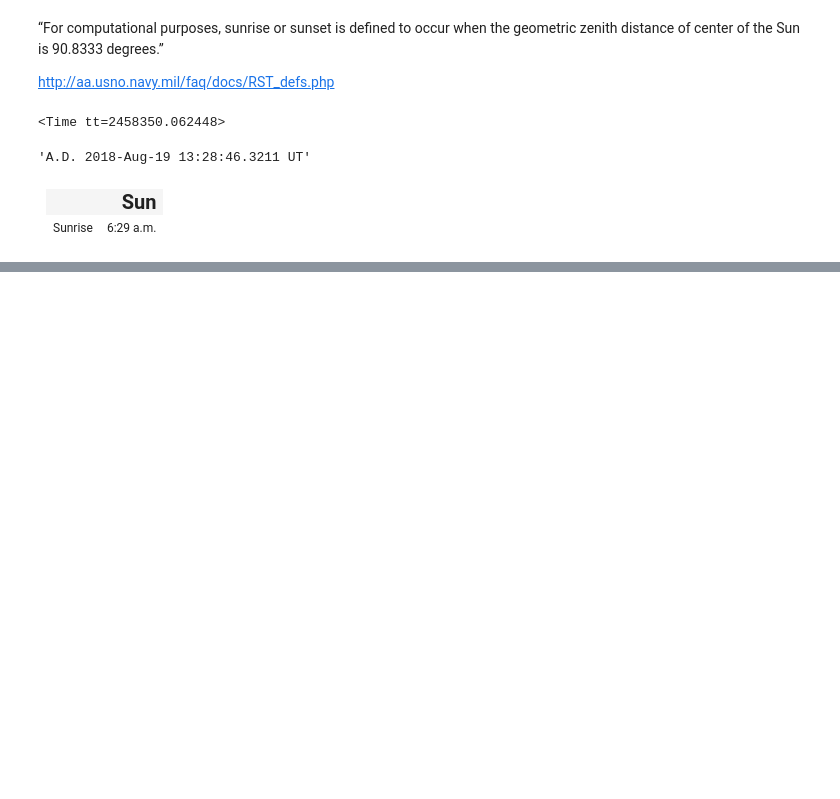
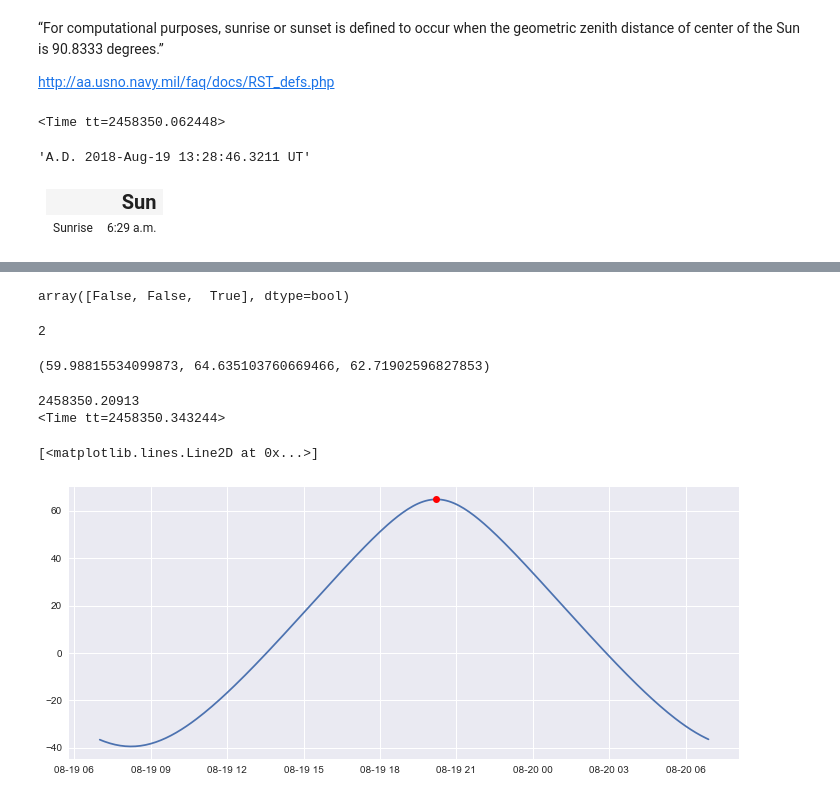
Before and after one commit to skyfielders/astronomy-notebooks, a Jupyter notebook: Talks/2018-08-pybay.ipynb, the cells around one changed output, grey strips where cells are left out. Saved outputs shown, nothing was run; the diff lists cells and outputs as text; code cells hidden in the pictures; blank space fills up the shorter version.

```diff
--- a/Talks/2018-08-pybay.ipynb
+++ b/Talks/2018-08-pybay.ipynb
@@ -537,0 +568,5 @@ t.utc_jpl()
+# %%
+t = ts.utc(2018, 8, 19, [h - TZ for h in range(10, 15)])
+alt, az, distance = sf.at(t).observe(sun).apparent().altaz()
+d = alt.degrees
+print(d)
@@ -537,0 +583,42 @@ t.utc_jpl()
+# %%
+diff(diff(d) > 0)
+# %% [output]
+array([False, False,  True], dtype=bool)
+# %%
+i = argmax(diff(diff(d) > 0))
+i
+# %% [output]
+2
+# %%
+d[i], d[i+1], d[i+2]
+# %% [output]
+(59.98815534099873, 64.635103760669466, 62.71902596827853)
+# %%
+def sunalt(t):
+    alt, az, distance = sf.at(t).observe(sun).apparent().altaz()
+    return alt.degrees
+# %%
+def maximize(ts, t0, t1, epsilon, f):
+    jd0, jd1 = t0.tt, t1.tt
+    print(jd0)
+    while jd1 - jd0 > epsilon:
+        jd = linspace(jd0, jd1, 16)
+        t = ts.tt(jd=jd)
+        i = argmax(f(t))
+        i = clip(i, 1, 14)
+        jd0, jd1 = jd[i-1], jd[i+1]
+    return ts.tt(jd=jd0)
+
+t = maximize(ts, ts.utc(2018, 8, 19, 10 - TZ),
+             ts.utc(2018, 8, 19, 14 - TZ), 1e-8, sunalt)
+print(t)
+# %% [output]
+2458350.20913
+<Time tt=2458350.343244>
+# %%
+day = ts.utc(2018, 8, 19, arange(-TZ, 24-TZ, 0.1))
+plot(day.utc_datetime(), sunalt(day))
+plot(t.utc_datetime(), sunalt(t), 'ro')
+# %% [output]
+[<matplotlib.lines.Line2D at 0x...>]
+[figure, added]
```
Also changed, not shown: parts of 14 cells of this notebook.
